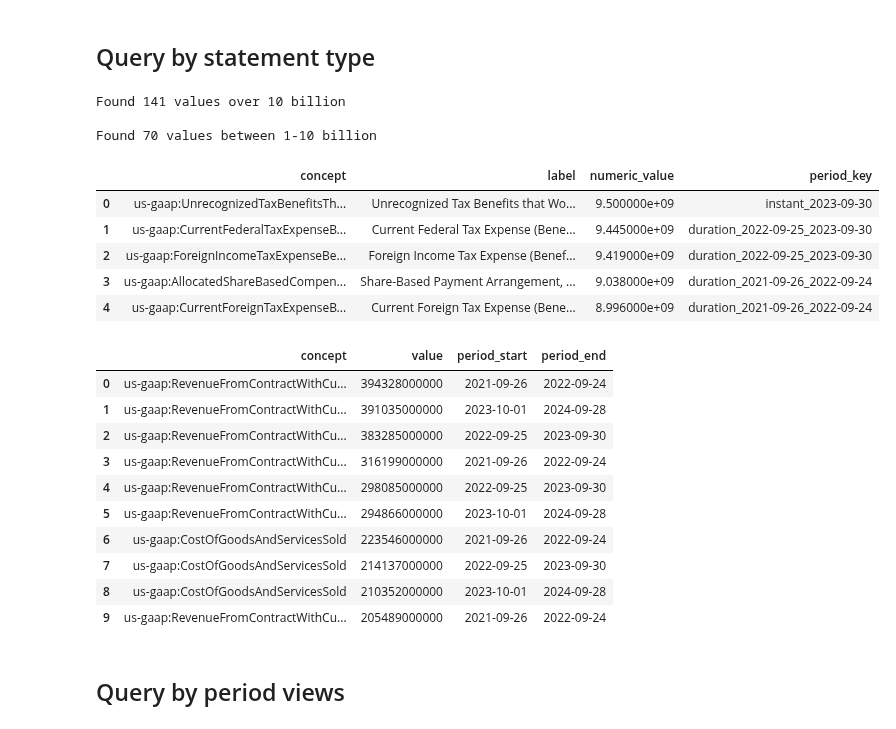
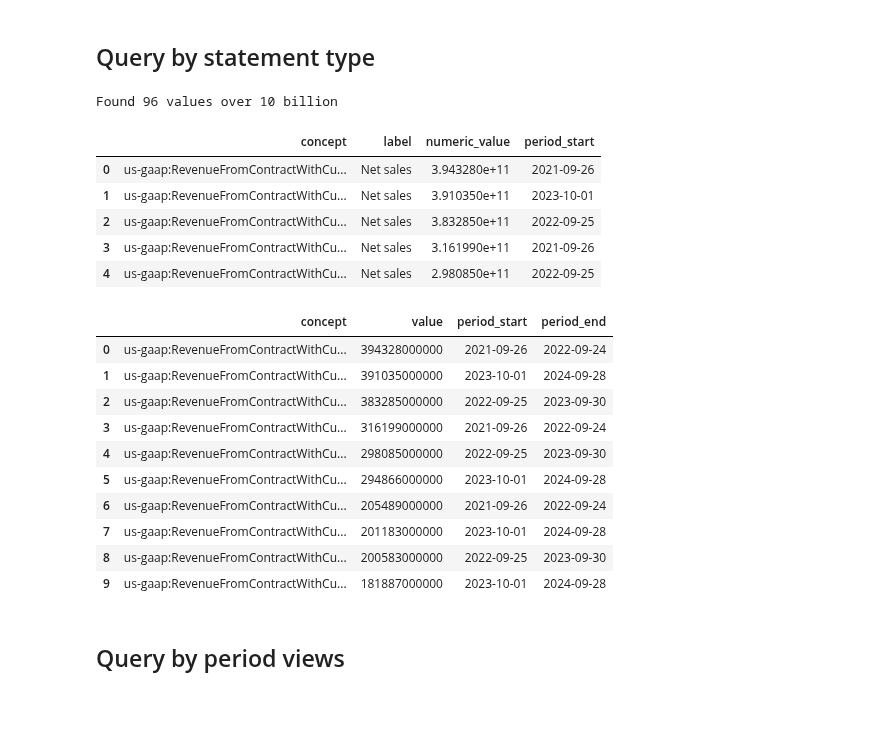
Before and after one commit to dgunning/edgartools, a Jupyter notebook: notebooks/XBRL2-FactQueries.ipynb, the cells around one changed output. Drawn from its saved outputs; the diff is of its cells as text; code cells hidden in the pictures.

Commit message:
Notebook updates following changes to XBRL

```diff
--- a/notebooks/XBRL2-FactQueries.ipynb
+++ b/notebooks/XBRL2-FactQueries.ipynb
@@ -35,7 +35,7 @@ xbrl = XBRL.from_filing(filing)
 The `facts_view` property provides access to all facts in the XBRL document.
 # %%
 # Get the facts view
-facts = xbrl.facts_view
+facts = xbrl.facts
 
 # Get a summary of the facts
 summary = facts.summarize()
@@ -173,36 +170,25 @@ facts.query().by_period_type("duration").to_dataframe().head(10)
 # %%
 # Safe numeric value filtering with improved by_value method
 # This function now safely handles None values and properly compares numeric values
 
 # Find values over 10 billion (safe handling of None values)
 large_values = facts.query() \
     .by_statement_type('IncomeStatement') \
     .by_value(lambda v: v > 10_000_000_000) \
     .sort_by('numeric_value', ascending=False) \
     .to_dataframe()
 
 print(f"Found {len(large_values)} values over 10 billion")
-large_values[['concept', 'label', 'numeric_value', 'period_key']].head(5)
-
-# Filter using a range
-mid_values = facts.query() \
-    .by_statement_type('IncomeStatement') \
-    .by_value((1_000_000_000, 10_000_000_000)) \
-    .sort_by('numeric_value', ascending=False) \
-    .to_dataframe()
-
-print(f"\nFound {len(mid_values)} values between 1-10 billion")
-mid_values[['concept', 'label', 'numeric_value', 'period_key']].head(5)
+large_values[['concept', 'label', 'numeric_value', 'period_start']].head(5)
+#mid_values[['concept', 'label', 'numeric_value', 'period_start']].head(5)
 # %% [output]
-Found 141 values over 10 billion
-
-Found 70 values between 1-10 billion
+Found 96 values over 10 billion
-|  | concept | label | numeric_value | period_key |
-| 0 | us-gaap:UnrecognizedTaxBenefitsTh... | Unrecognized Tax Benefits that Wo... | 9.500000e+09 | instant_2023-09-30 |
-| 1 | us-gaap:CurrentFederalTaxExpenseB... | Current Federal Tax Expense (Bene... | 9.445000e+09 | duration_2022-09-25_2023-09-30 |
-| 2 | us-gaap:ForeignIncomeTaxExpenseBe... | Foreign Income Tax Expense (Benef... | 9.419000e+09 | duration_2022-09-25_2023-09-30 |
-| 3 | us-gaap:AllocatedShareBasedCompen... | Share-Based Payment Arrangement, ... | 9.038000e+09 | duration_2021-09-26_2022-09-24 |
-| 4 | us-gaap:CurrentForeignTaxExpenseB... | Current Foreign Tax Expense (Bene... | 8.996000e+09 | duration_2021-09-26_2022-09-24 |
+|  | concept | label | numeric_value | period_start |
+| 0 | us-gaap:RevenueFromContractWithCu... | Net sales | 3.943280e+11 | 2021-09-26 |
+| 1 | us-gaap:RevenueFromContractWithCu... | Net sales | 3.910350e+11 | 2023-10-01 |
+| 2 | us-gaap:RevenueFromContractWithCu... | Net sales | 3.832850e+11 | 2022-09-25 |
+| 3 | us-gaap:RevenueFromContractWithCu... | Net sales | 3.161990e+11 | 2021-09-26 |
+| 4 | us-gaap:RevenueFromContractWithCu... | Net sales | 2.980850e+11 | 2022-09-25 |
 # %%
 # Find facts from the income statement with values greater than 10 billion
 large_values = (facts.query()
@@ -221,10 +207,10 @@ large_values[['concept', 'value', 'period_start', 'period_end']].head(10)
 | 3 | us-gaap:RevenueFromContractWithCu... | 316199000000 | 2021-09-26 | 2022-09-24 |
 | 4 | us-gaap:RevenueFromContractWithCu... | 298085000000 | 2022-09-25 | 2023-09-30 |
 | 5 | us-gaap:RevenueFromContractWithCu... | 294866000000 | 2023-10-01 | 2024-09-28 |
-| 6 | us-gaap:CostOfGoodsAndServicesSold | 223546000000 | 2021-09-26 | 2022-09-24 |
-| 7 | us-gaap:CostOfGoodsAndServicesSold | 214137000000 | 2022-09-25 | 2023-09-30 |
-| 8 | us-gaap:CostOfGoodsAndServicesSold | 210352000000 | 2023-10-01 | 2024-09-28 |
-| 9 | us-gaap:RevenueFromContractWithCu... | 205489000000 | 2021-09-26 | 2022-09-24 |
+| 6 | us-gaap:RevenueFromContractWithCu... | 205489000000 | 2021-09-26 | 2022-09-24 |
+| 7 | us-gaap:RevenueFromContractWithCu... | 201183000000 | 2023-10-01 | 2024-09-28 |
+| 8 | us-gaap:RevenueFromContractWithCu... | 200583000000 | 2022-09-25 | 2023-09-30 |
+| 9 | us-gaap:RevenueFromContractWithCu... | 181887000000 | 2023-10-01 | 2024-09-28 |
 # %% [markdown]
 ## Query by period views
 # %%
```
Also changed, not shown: parts of 7 cells of this notebook, 5 other files.
